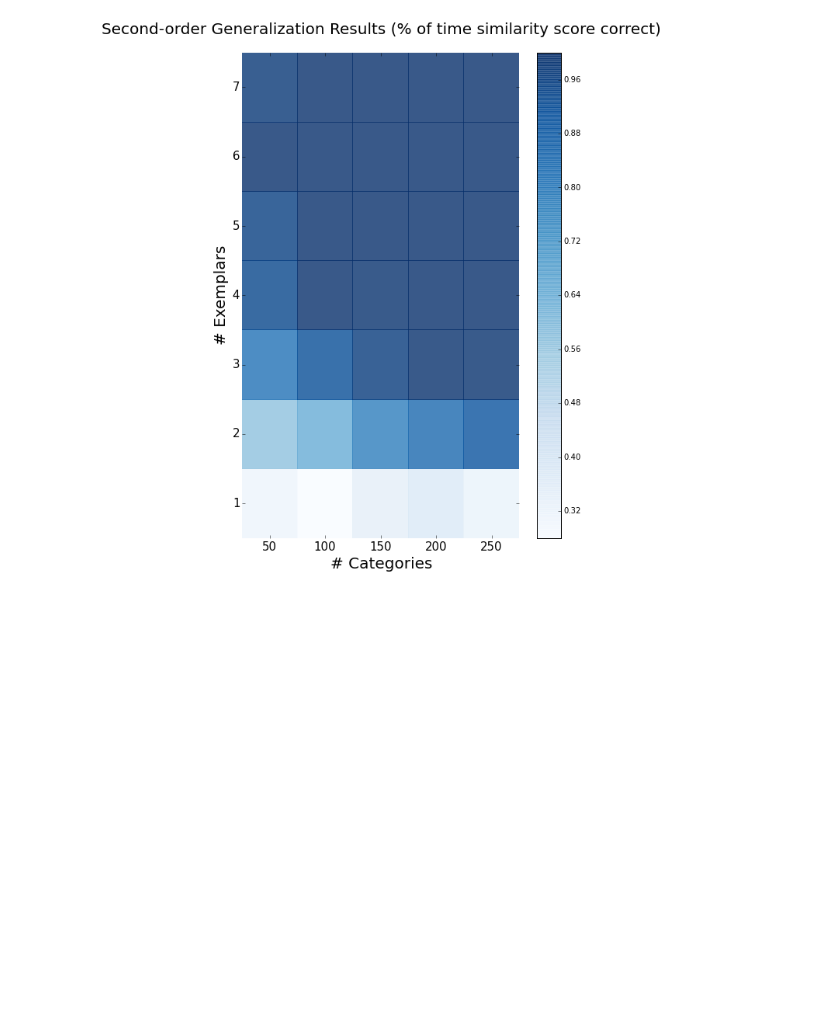
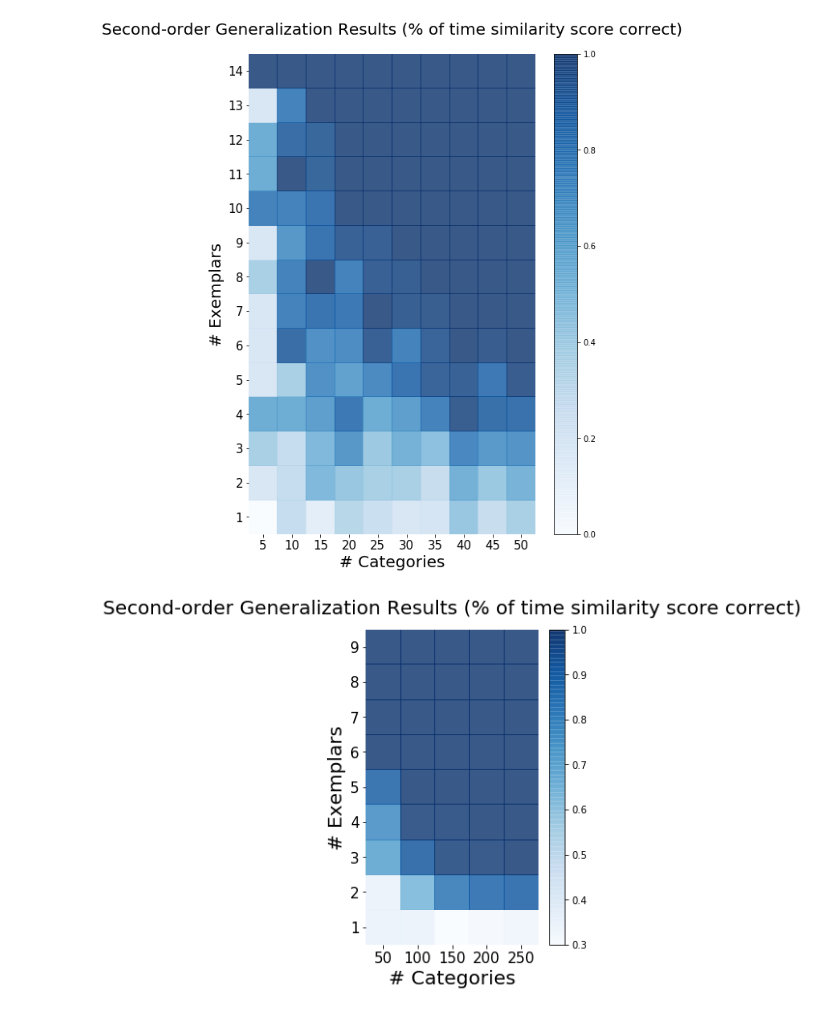
Before and after one commit to rfeinman/learning-to-learn, a Jupyter notebook: notebooks/heatmap.ipynb, the cells around one changed output. Drawn from its saved outputs; the diff is of its cells as text; code cells hidden in the pictures; blank space fills up the shorter version.

```diff
--- a/notebooks/heatmap.ipynb
+++ b/notebooks/heatmap.ipynb
@@ -77,4 +74,12 @@ plot_heatmap(df_first, title='First-order Generalization Results (classification
 # %%
-plot_heatmap(df_second, 'Second-order Generalization Results (% of time similarity score correct)')
+plot_heatmap(df_second1,
+             'Second-order Generalization Results (% of time similarity score correct)',
+             size=(8,11))
 # %% [output]
-[figure, old version]
+[figure, new version]
+# %%
+plot_heatmap(df_second2,
+             'Second-order Generalization Results (% of time similarity score correct)',
+             size=(4,6))
+# %% [output]
+[figure, added]
```
Also changed, not shown: parts of 8 cells of this notebook, 1 other file.
